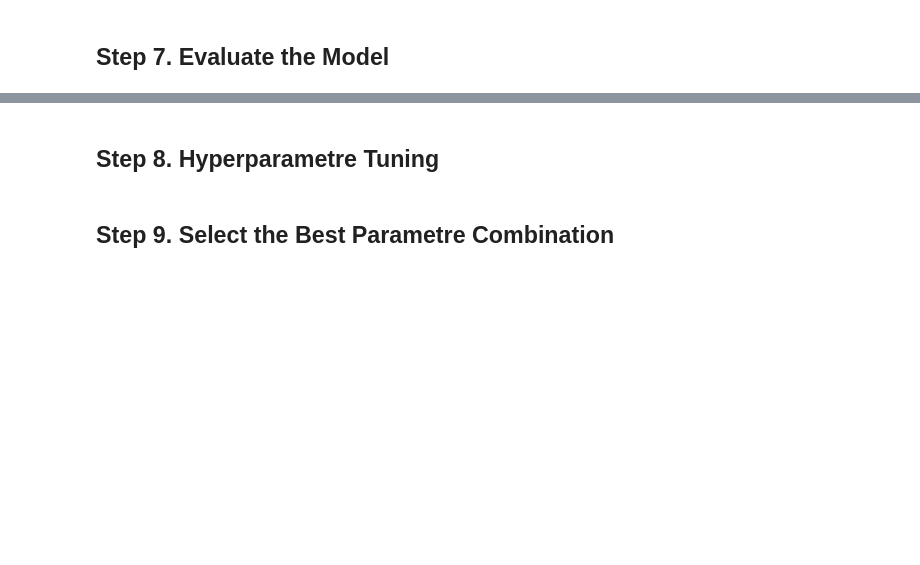
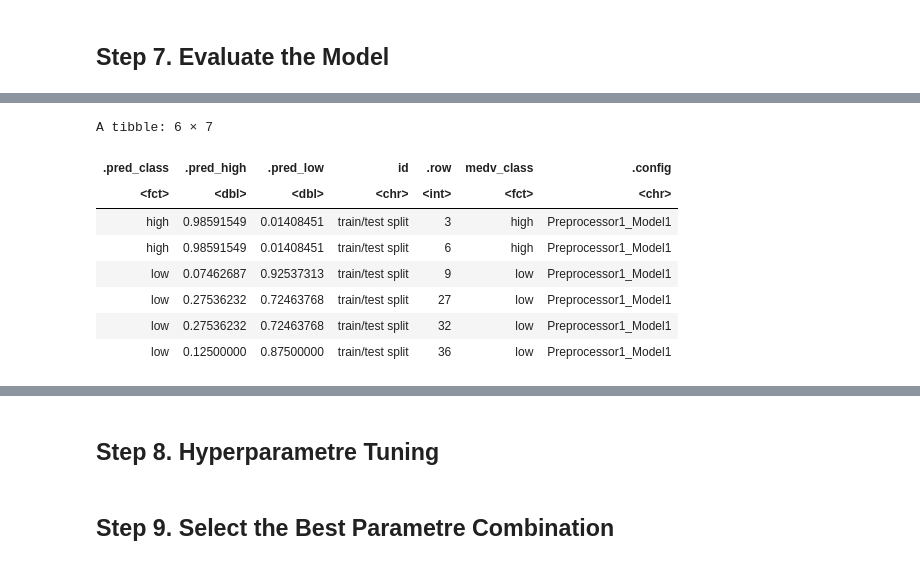
Before and after one commit to svarong-port/code-for-articles, a Jupyter notebook: r/ml_with_tidymodels/article_ml_with_tidymodels.ipynb, the cells around one changed output, grey strips where cells are left out. Saved outputs shown, nothing was run; the diff lists cells and outputs as text; code cells hidden in the pictures; blank space fills up the shorter version.

```diff
--- a/r/ml_with_tidymodels/article_ml_with_tidymodels.ipynb
+++ b/r/ml_with_tidymodels/article_ml_with_tidymodels.ipynb
@@ -303,0 +353,45 @@ A tibble: 1 × 3
+# %%
+## Instantiate decision tree
+dt_model <- decision_tree() |>
+
+    ### Set engine
+    set_engine("rpart") |>
+
+    ### Set mode
+    set_mode("classification")
+# %%
+## Use workflow() to bundle recipe and model
+bt_wfl <- workflow() |>
+
+    ### Add recipe
+    add_recipe(bt_recipe) |>
+
+    ### Add model
+    add_model(dt_model)
+# %%
+# Create a set of custom metrics
+dt_metrics <- metric_set(accuracy,
+                         sens,
+                         yardstick::spec,
+                         roc_auc)
+# %%
+## Use last_fit() to train the model
+dt_last_fit <- last_fit(bt_wfl,
+                        split = bt_split,
+                        metrics = dt_metrics)
+# %%
+# Predict the outcome with collect_predictions()
+dt_predictions <- collect_predictions(dt_last_fit)
+
+# Preview the predictions
+head(dt_predictions)
+# %% [output]
+A tibble: 6 × 7
+| .pred_class | .pred_high | .pred_low | id | .row | medv_class | .config |
+| <fct> | <dbl> | <dbl> | <chr> | <int> | <fct> | <chr> |
+| high | 0.98591549 | 0.01408451 | train/test split | 3 | high | Preprocessor1_Model1 |
+| high | 0.98591549 | 0.01408451 | train/test split | 6 | high | Preprocessor1_Model1 |
+| low | 0.07462687 | 0.92537313 | train/test split | 9 | low | Preprocessor1_Model1 |
+| low | 0.27536232 | 0.72463768 | train/test split | 27 | low | Preprocessor1_Model1 |
+| low | 0.27536232 | 0.72463768 | train/test split | 32 | low | Preprocessor1_Model1 |
+| low | 0.12500000 | 0.87500000 | train/test split | 36 | low | Preprocessor1_Model1 |
```
Also changed, not shown: parts of 15 cells of this notebook.
